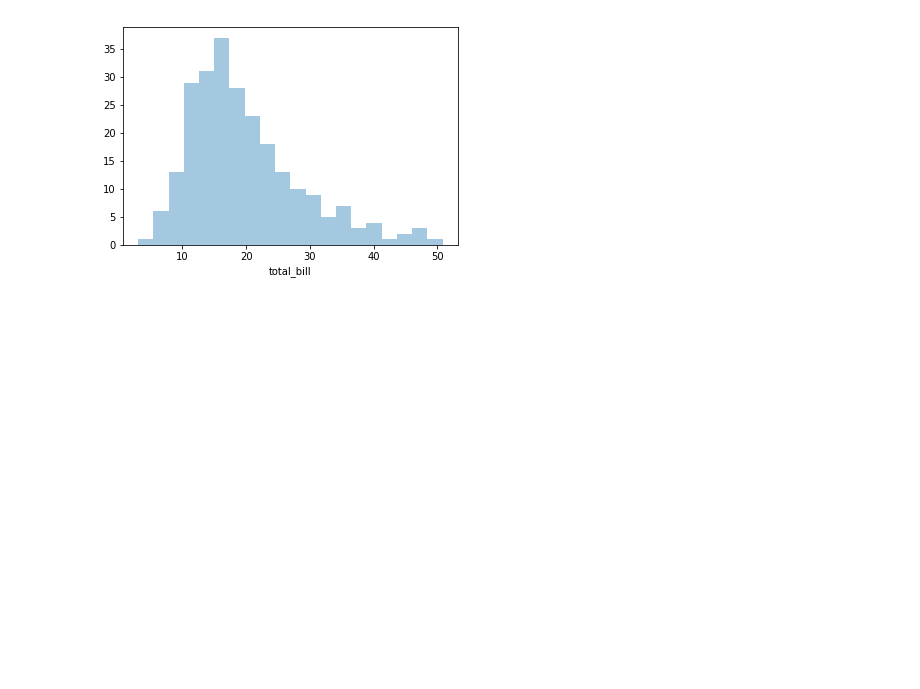
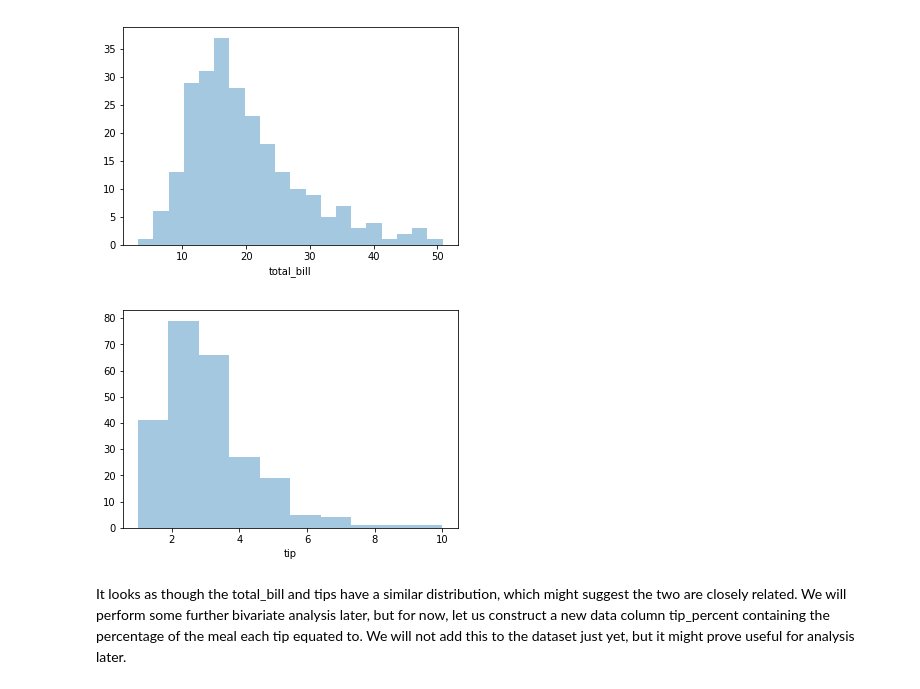
Before and after one commit to HFintan/HDip-FunDatAnalytics, a Jupyter notebook: fda_assignment.ipynb, the cells around one changed output. Saved outputs shown, nothing was run; the diff lists cells and outputs as text; code cells hidden in the pictures; blank space fills up the shorter version.

```diff
--- a/fda_assignment.ipynb
+++ b/fda_assignment.ipynb
@@ -80,2 +80,9 @@ plt.show(total_bill_graph)
 # %% [output]
 [figure]
+# %%
+sns.distplot(tips['tip'],kde=False,bins=10);
+plt.show()
+# %% [output]
+[figure, added]
+# %% [markdown]
+It looks as though the total_bill and tips have a similar distribution, which might suggest the two are closely related. We will perform some further bivariate analysis later, but for now, let us construct a new data column tip_percent containing the percentage of the meal each tip equated to. We will not add this to the dataset just yet, but it might prove useful for analysis later.
```
Also changed, not shown: parts of 4 cells of this notebook, 1 other file.
